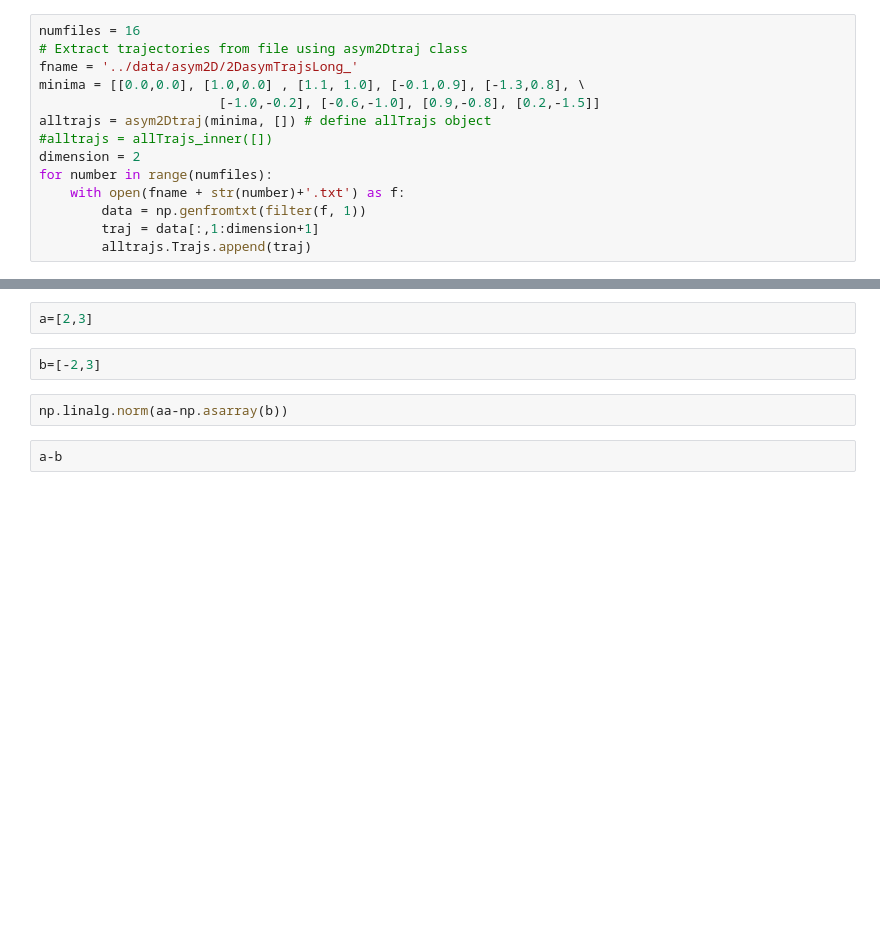
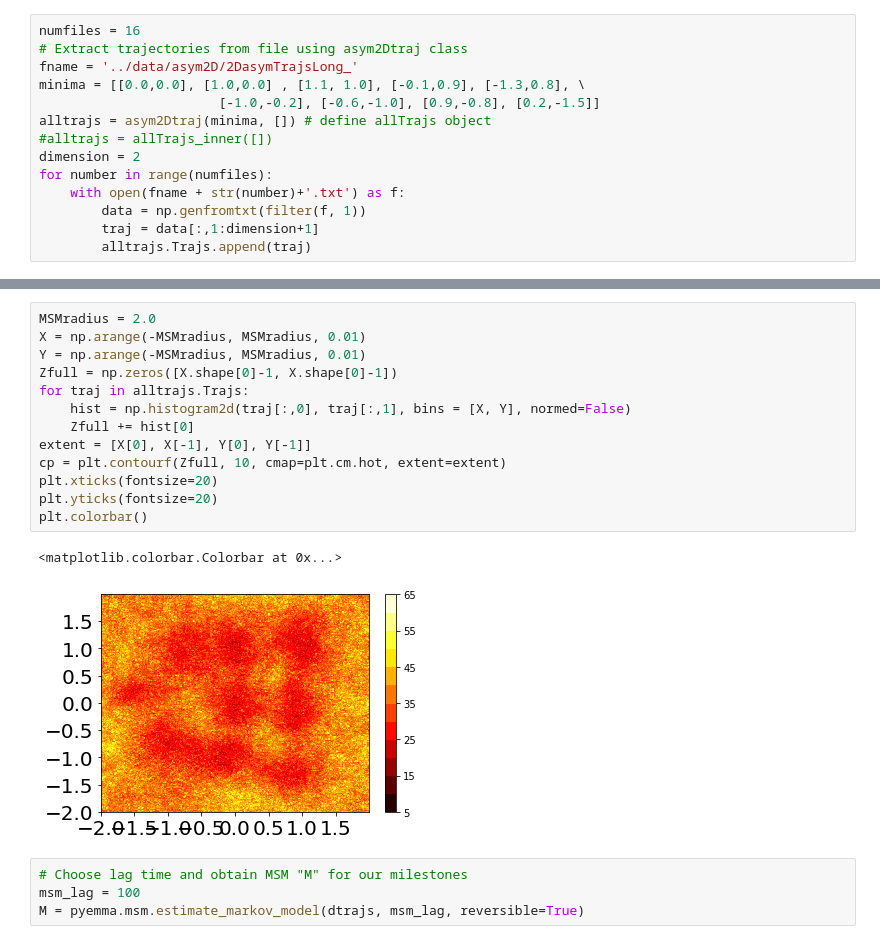
Before and after one commit to markovmodel/msmrd, a Jupyter notebook: scripts/createMSM_asym2D.ipynb, the cells around one changed output, grey strips where cells are left out. Saved outputs shown, nothing was run; the diff lists cells and outputs as text; blank space fills up the shorter version.

```diff
--- a/scripts/createMSM_asym2D.ipynb
+++ b/scripts/createMSM_asym2D.ipynb
@@ -75,8 +81,20 @@ array([6, 6, 6, ..., 7, 7, 7])
-# %%
-a=[2,3]
-# %%
-b=[-2,3]
-# %%
-np.linalg.norm(aa-np.asarray(b))
-# %%
-a-b
+# %%
+MSMradius = 2.0
+X = np.arange(-MSMradius, MSMradius, 0.01)
+Y = np.arange(-MSMradius, MSMradius, 0.01)
+Zfull = np.zeros([X.shape[0]-1, X.shape[0]-1])
+for traj in alltrajs.Trajs:
+    hist = np.histogram2d(traj[:,0], traj[:,1], bins = [X, Y], normed=False)
+    Zfull += hist[0]
+extent = [X[0], X[-1], Y[0], Y[-1]]
+cp = plt.contourf(Zfull, 10, cmap=plt.cm.hot, extent=extent)
+plt.xticks(fontsize=20)
+plt.yticks(fontsize=20)
+plt.colorbar()
+# %% [output]
+<matplotlib.colorbar.Colorbar at 0x...>
+[figure, added]
+# %%
+# Choose lag time and obtain MSM "M" for our milestones
+msm_lag = 100
+M = pyemma.msm.estimate_markov_model(dtrajs, msm_lag, reversible=True)
```
Also changed, not shown: parts of 7 cells of this notebook, 1 other file.
